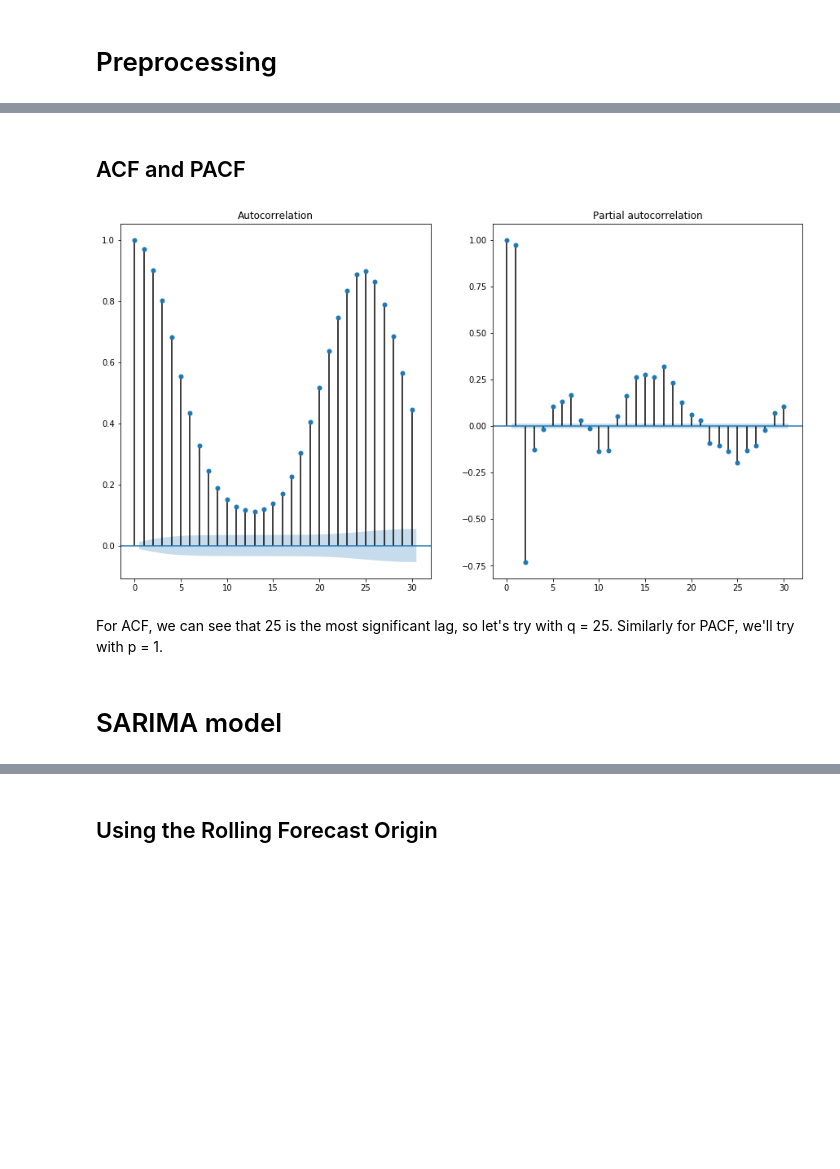
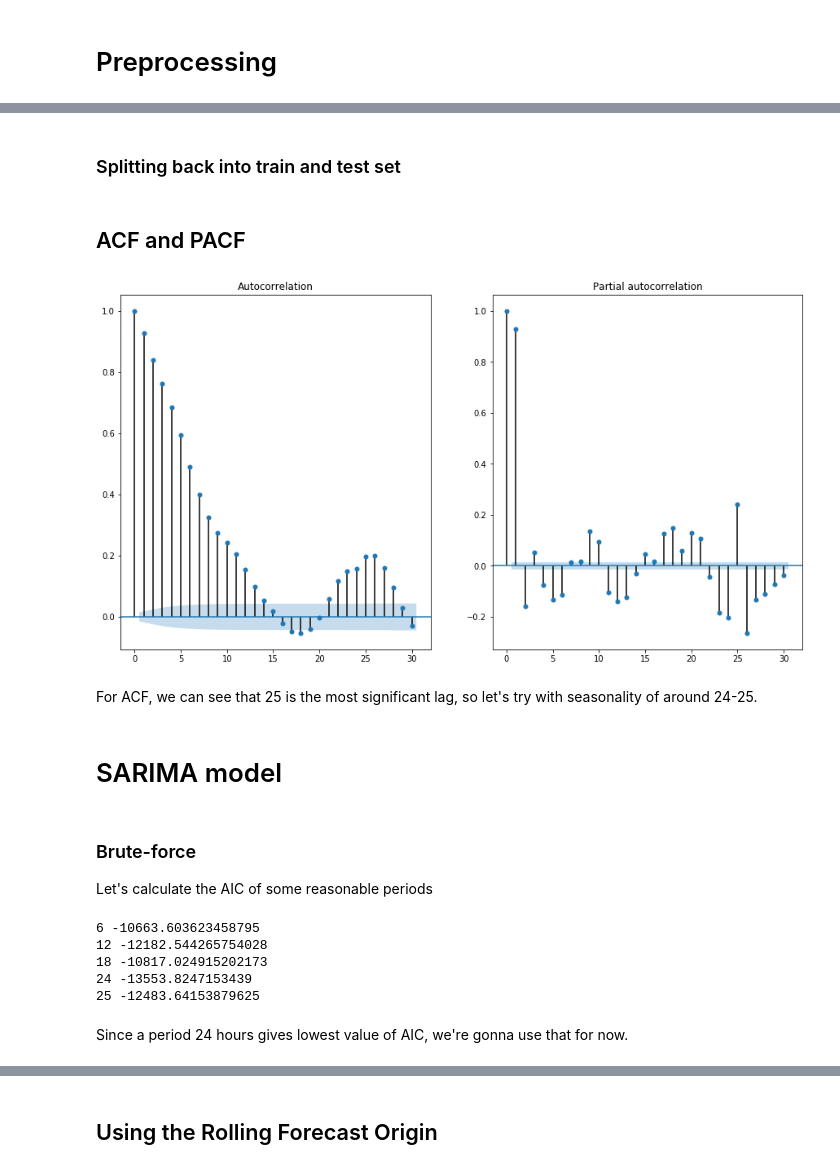
Before and after one commit to Data-Analytics-2020/Tide-Prediction, a Jupyter notebook: predict_tide.ipynb, the cells around one changed output, grey strips where cells are left out. Drawn from its saved outputs; the diff is of its cells as text; code cells hidden in the pictures; blank space fills up the shorter version.

```diff
--- a/predict_tide.ipynb
+++ b/predict_tide.ipynb
@@ -75,0 +79,3 @@ cleaned_test = clean_tide_data(orig_test)
+# %%
+merged = pd.concat([orig_train, orig_test])
+merged
@@ -103,0 +103,4 @@ p-value: 0.000000
+# %%
+water_level_df = merged[['Date Time', 'Water Level']].copy().set_index('Date Time')
+water_level_df.dropna(inplace=True)
+stationary_test(water_level_df['Water Level'].values)
@@ -130,0 +143,5 @@ plt.tight_layout()
+# %%
+water_level_df = water_level_df.diff(periods=24).dropna()         # by 1 day
+water_level_df = water_level_df.diff(periods=365*24).dropna()     # by 1 year
+stationary_test(water_level_df)
+wl_train.plot(figsize=(15,8))
@@ -131,15 +153,23 @@ plt.tight_layout()
+# %% [markdown]
+### Splitting back into train and test set
+# %%
+boundary = pd.to_datetime('2020/01/01')
+wl_train = water_level_df[:boundary-timedelta(days=1)]
+wl_test = water_level_df[boundary:]
+# wl_train
+# wl_test
 # %% [markdown]
 ## ACF and PACF
 # %%
 fig, ax = plt.subplots(1,2,figsize=(15,8))
 lags = 30
-sm.graphics.tsa.plot_acf(wl_df, lags=lags, ax=ax[0], title='Autocorrelation')
-sm.graphics.tsa.plot_pacf(wl_df, lags=lags, ax=ax[1], title='Partial autocorrelation')
+sm.graphics.tsa.plot_acf(wl_train, lags=lags, ax=ax[0], title='Autocorrelation')
+sm.graphics.tsa.plot_pacf(wl_train, lags=lags, ax=ax[1], title='Partial autocorrelation')
 pass
 # %% [output]
-[figure, old version]
+[figure, new version]
 # %% [markdown]
-For ACF, we can see that 25 is the most significant lag, so let's try with q = 25. Similarly for PACF, we'll try with p = 1.
+For ACF, we can see that 25 is the most significant lag, so let's try with seasonality of around 24-25.
 # %% [markdown]
 # SARIMA model
 # %%
@@ -154,4 +184,21 @@ def train_model(df, periodicity=24, track_time=False):
         print('Model Fitting Time:', end - start)
 
     return model_fit
+# %% [markdown]
+### Brute-force
+
+Let's calculate the AIC of some reasonable periods
+# %%
+periods = [6,12,18,24,25]
+for period in periods:
+    model = train_model(wl_train['Water Level'].values, period)
+    print('{} {}'.format(period, model.aic))
+# %% [output]
+6 -10663.603623458795
+12 -12182.544265754028
+18 -10817.024915202173
+24 -13553.8247153439
+25 -12483.64153879625
+# %% [markdown]
+Since a period 24 hours gives lowest value of AIC, we're gonna use that for now.
 # %%
```
Also changed, not shown: parts of 25 cells of this notebook.
